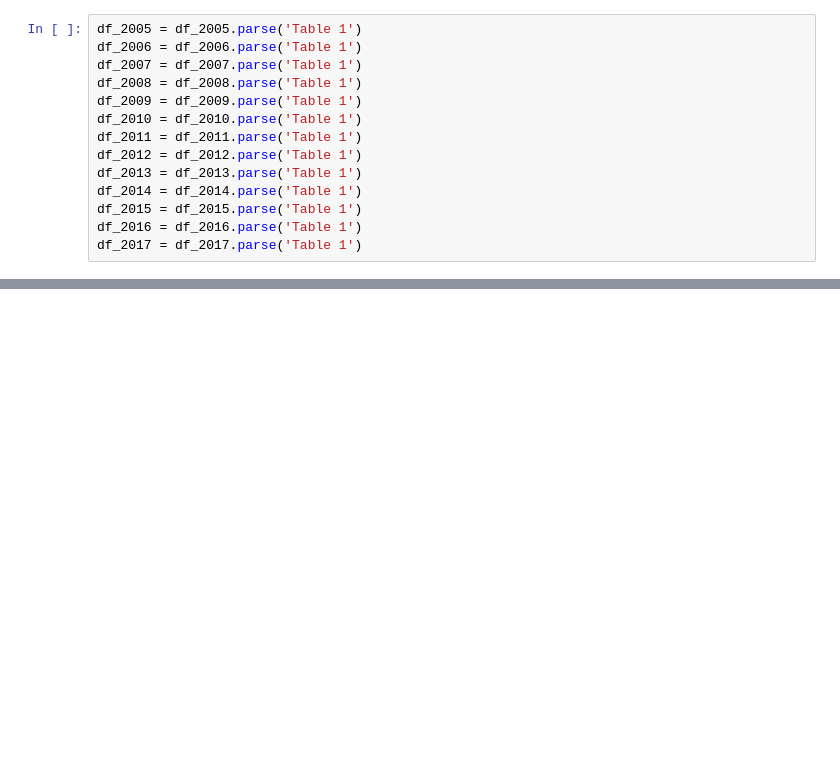
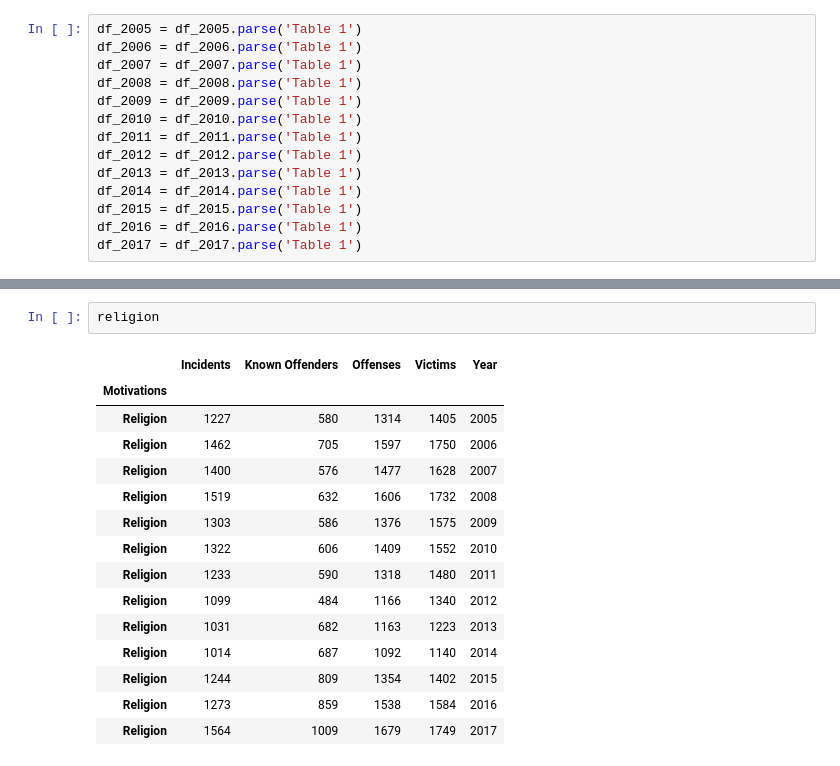
Before and after one commit to pars3c/hate-crime, a Jupyter notebook: hate-crime.ipynb, the cells around one changed output, grey strips where cells are left out. Drawn from its saved outputs; the diff is of its cells as text; blank space fills up the shorter version.

```diff
--- a/hate-crime.ipynb
+++ b/hate-crime.ipynb
@@ -110,0 +132,18 @@ print(ls["Unnamed: 7"].isnull().values.sum())
+# %%
+religion
+# %% [output]
+|  | Incidents | Known Offenders | Offenses | Victims | Year |
+| Motivations |  |  |  |  |  |
+| Religion | 1227 | 580 | 1314 | 1405 | 2005 |
+| Religion | 1462 | 705 | 1597 | 1750 | 2006 |
+| Religion | 1400 | 576 | 1477 | 1628 | 2007 |
+| Religion | 1519 | 632 | 1606 | 1732 | 2008 |
+| Religion | 1303 | 586 | 1376 | 1575 | 2009 |
+| Religion | 1322 | 606 | 1409 | 1552 | 2010 |
+| Religion | 1233 | 590 | 1318 | 1480 | 2011 |
+| Religion | 1099 | 484 | 1166 | 1340 | 2012 |
+| Religion | 1031 | 682 | 1163 | 1223 | 2013 |
+| Religion | 1014 | 687 | 1092 | 1140 | 2014 |
+| Religion | 1244 | 809 | 1354 | 1402 | 2015 |
+| Religion | 1273 | 859 | 1538 | 1584 | 2016 |
+| Religion | 1564 | 1009 | 1679 | 1749 | 2017 |
```
Also changed, not shown: parts of 15 cells of this notebook.
